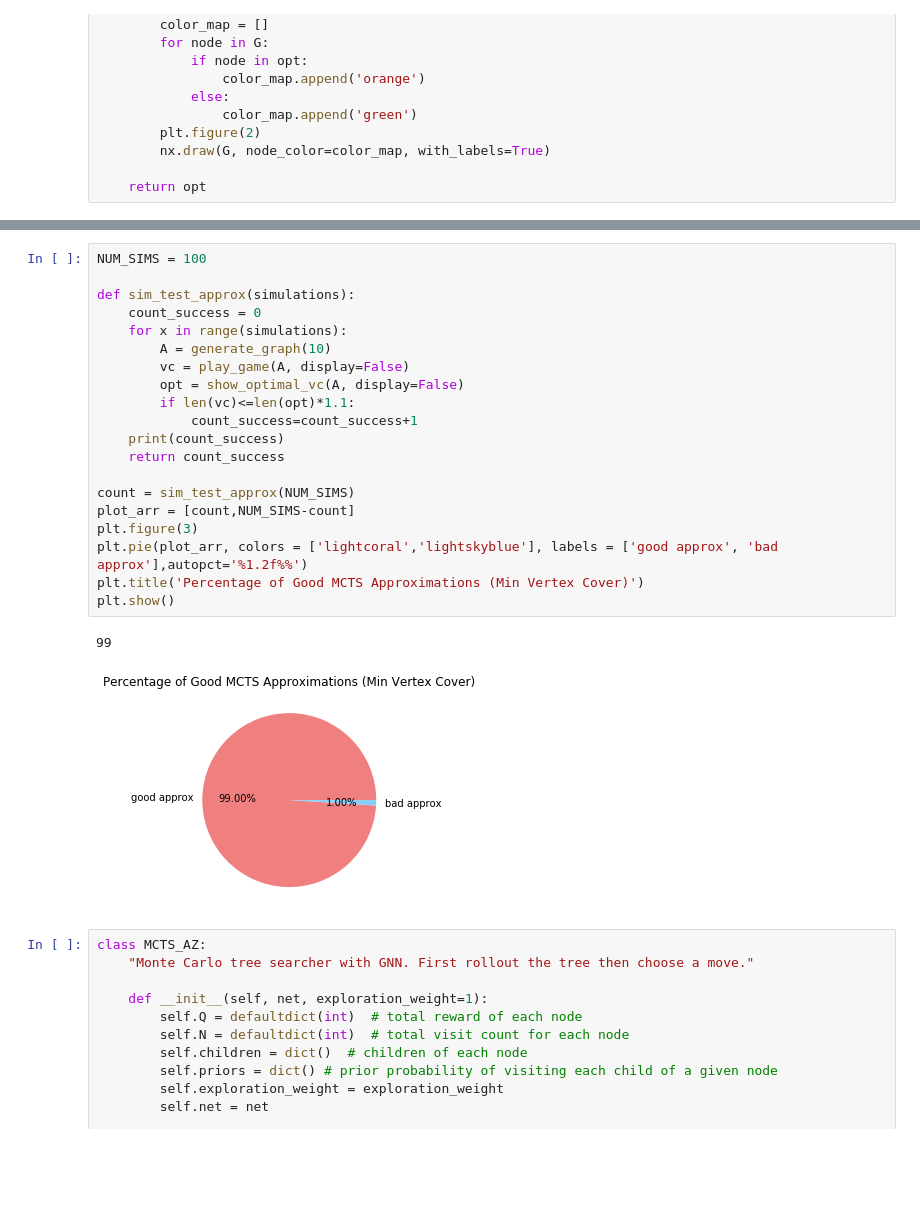
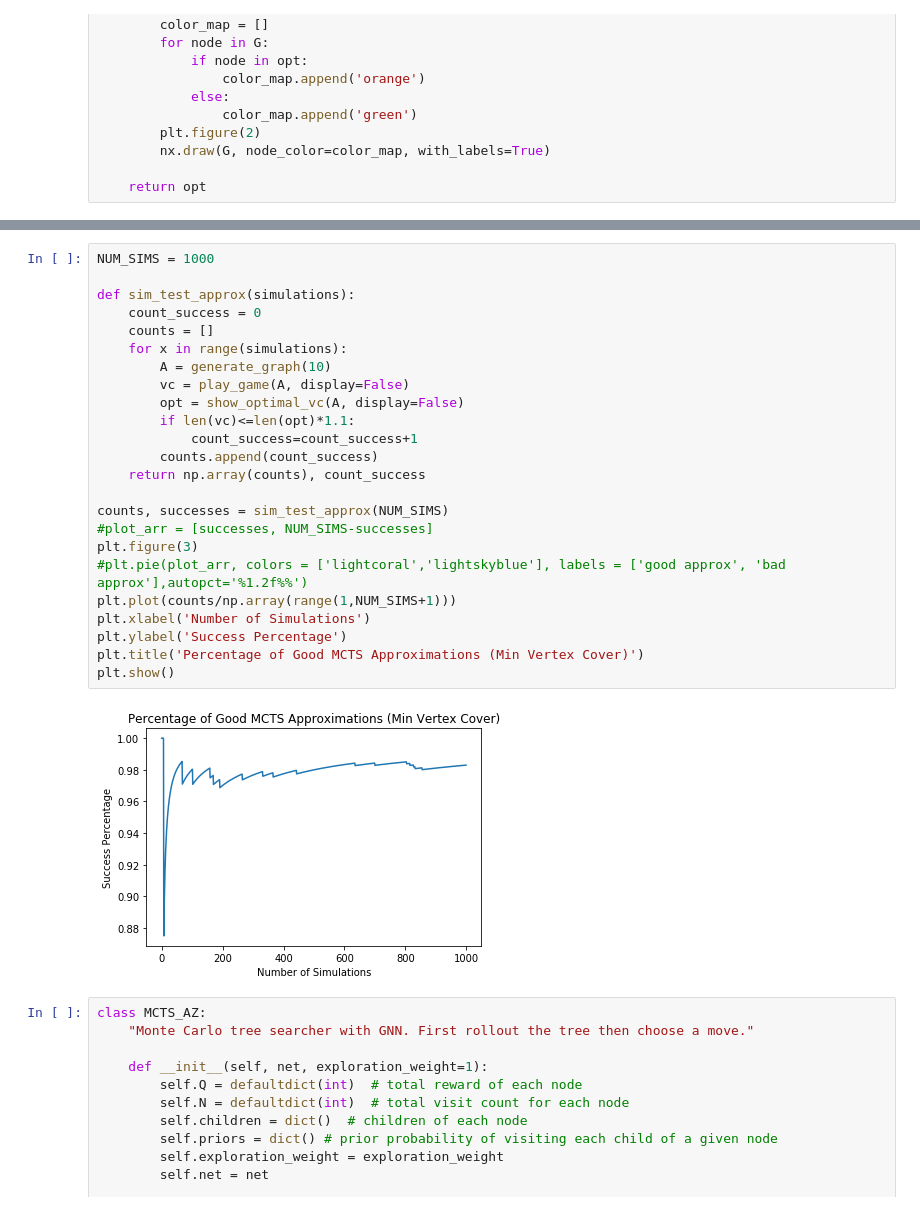
Before and after one commit to colindbrown/columbia-deep-learning-project, a Jupyter notebook: EX1/AlphaMinVertexCover_Submission.ipynb, the cells around one changed output, grey strips where cells are left out. Cells and saved outputs as stored; diff of their text form; blank space fills up the shorter version.

Commit message:
MCTS plot changed to meet specs; still need to train GNN

```diff
--- a/EX1/AlphaMinVertexCover_Submission.ipynb
+++ b/EX1/AlphaMinVertexCover_Submission.ipynb
@@ -264,26 +264,29 @@ OPTIMAL
 # %%
-NUM_SIMS = 100
+NUM_SIMS = 1000
 
 def sim_test_approx(simulations):
     count_success = 0
+    counts = []
     for x in range(simulations):
         A = generate_graph(10)
         vc = play_game(A, display=False)
         opt = show_optimal_vc(A, display=False)
         if len(vc)<=len(opt)*1.1:
             count_success=count_success+1
-    print(count_success)
-    return count_success
+        counts.append(count_success)
+    return np.array(counts), count_success
 
-count = sim_test_approx(NUM_SIMS)
-plot_arr = [count,NUM_SIMS-count]
+counts, successes = sim_test_approx(NUM_SIMS)
+#plot_arr = [successes, NUM_SIMS-successes]
 plt.figure(3)
-plt.pie(plot_arr, colors = ['lightcoral','lightskyblue'], labels = ['good approx', 'bad approx'],autopct='%1.2f%%')
+#plt.pie(plot_arr, colors = ['lightcoral','lightskyblue'], labels = ['good approx', 'bad approx'],autopct='%1.2f%%')
+plt.plot(counts/np.array(range(1,NUM_SIMS+1)))
+plt.xlabel('Number of Simulations')
+plt.ylabel('Success Percentage')
 plt.title('Percentage of Good MCTS Approximations (Min Vertex Cover)')
 plt.show()
 # %% [output]
-99
-[figure, old version]
+[figure, new version]
 # %%
 class MCTS_AZ:
     "Monte Carlo tree searcher with GNN. First rollout the tree then choose a move."
```
Also changed, not shown: parts of 1 cell of this notebook.
